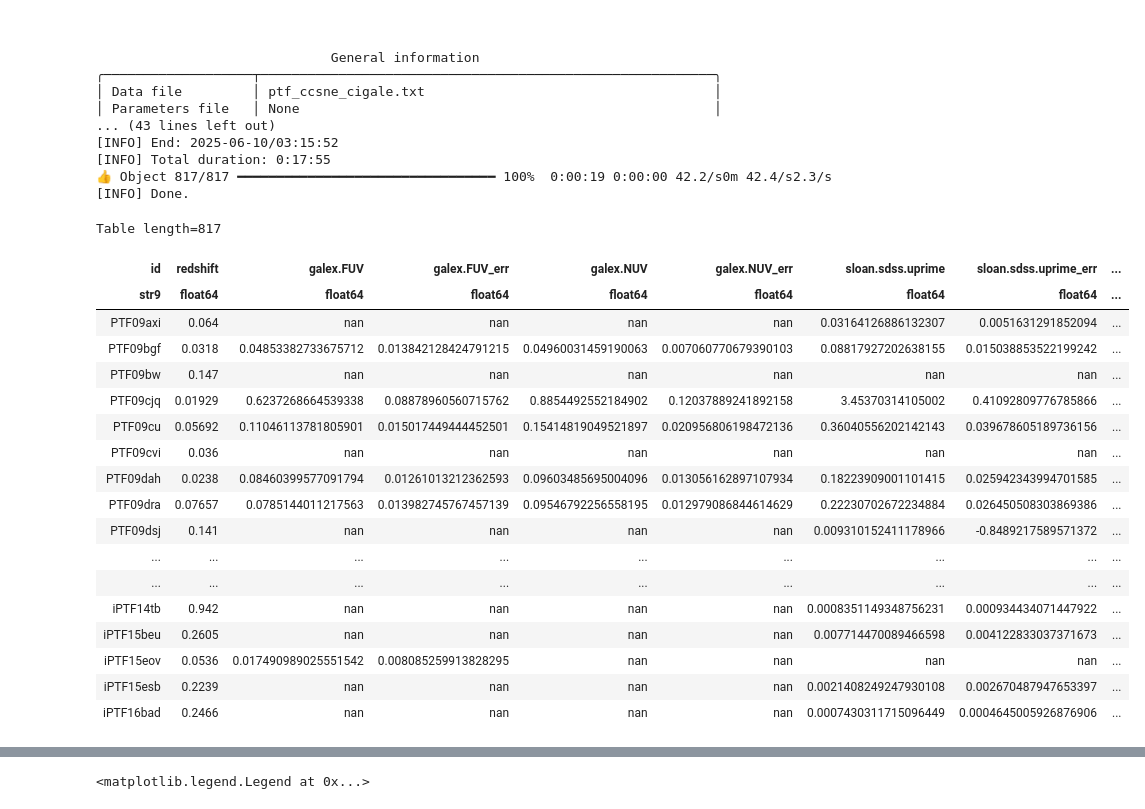
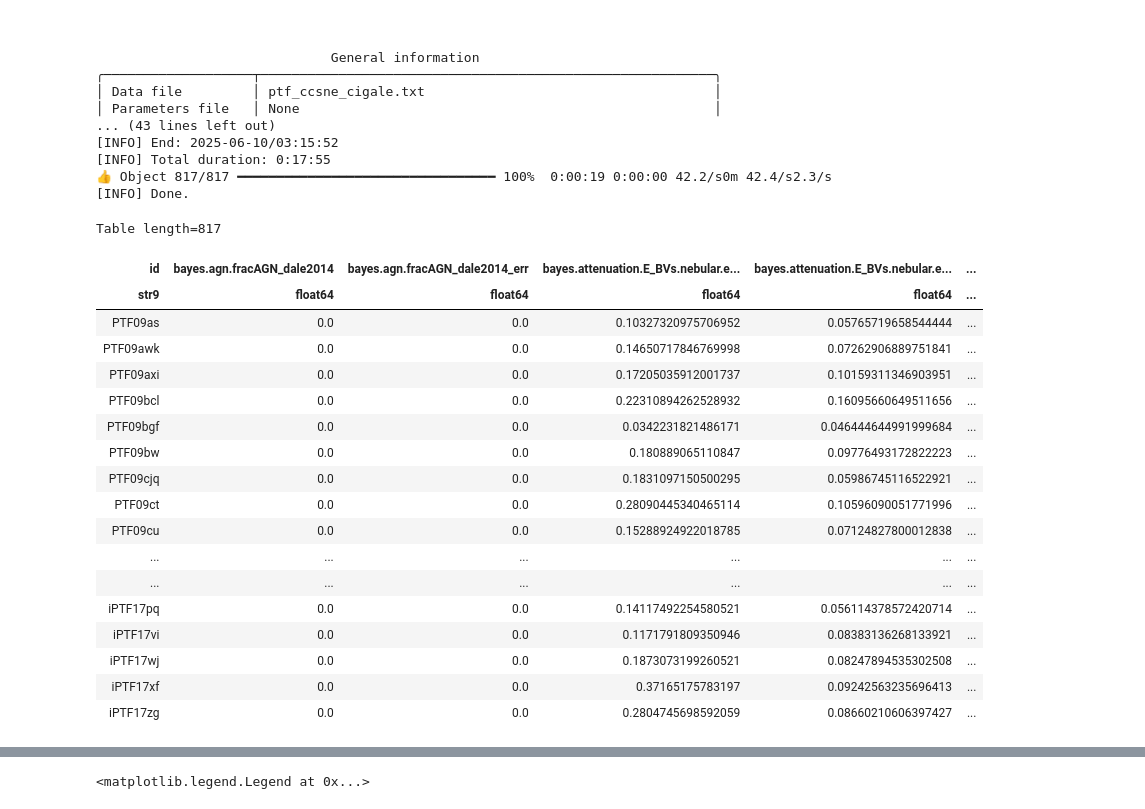
Before and after one commit to aswinsuresh24/sne_hosts, a Jupyter notebook: hosts.ipynb, the cells around one changed output, grey strips where cells are left out. Saved outputs shown, nothing was run; the diff lists cells and outputs as text; code cells hidden in the pictures.

```diff
--- a/hosts.ipynb
+++ b/hosts.ipynb
@@ -337,30 +367,30 @@ run_cigale('pcigale.ini', data_file, 'ptfccsne', plot=True)
 👍 Object 817/817 ━━━━━━━━━━━━━━━━━━━━━━━━━━━━━━━━━ 100%  0:00:19 0:00:00 42.2/s0m 42.4/s2.3/s
 [INFO] Done.
 # %%
-sne_results, sne_obs = create_results_table(['ptfIIsne', 'ptfIbcsne', 'ptfnarrowsne', 'ptfslsne'], '.', type=redshifts, overwrite=True)
+sne_results, sne_obs = create_results_table(['ptfccsne'], '.', type=redshifts, overwrite=True)
 fbot_results, fbot_obs = create_results_table(['ztffbots'], '.', type='FBOT', overwrite=True)
 # %%
-sne_obs
+sne_results
 # %% [output]
 Table length=817
-| id | redshift | galex.FUV | galex.FUV_err | galex.NUV | galex.NUV_err | sloan.sdss.uprime | sloan.sdss.uprime_err | ... |
-| str9 | float64 | float64 | float64 | float64 | float64 | float64 | float64 | ... |
-| PTF09axi | 0.064 | nan | nan | nan | nan | 0.03164126886132307 | 0.0051631291852094 | ... |
-| PTF09bgf | 0.0318 | 0.04853382733675712 | 0.013842128424791215 | 0.04960031459190063 | 0.007060770679390103 | 0.08817927202638155 | 0.015038853522199242 | ... |
-| PTF09bw | 0.147 | nan | nan | nan | nan | nan | nan | ... |
-| PTF09cjq | 0.01929 | 0.6237268664539338 | 0.08878960560715762 | 0.8854492552184902 | 0.12037889241892158 | 3.45370314105002 | 0.41092809776785866 | ... |
-| PTF09cu | 0.05692 | 0.11046113781805901 | 0.015017449444452501 | 0.15414819049521897 | 0.020956806198472136 | 0.36040556202142143 | 0.039678605189736156 | ... |
-| PTF09cvi | 0.036 | nan | nan | nan | nan | nan | nan | ... |
-| PTF09dah | 0.0238 | 0.08460399577091794 | 0.01261013212362593 | 0.09603485695004096 | 0.013056162897107934 | 0.18223909001101415 | 0.025942343994701585 | ... |
-| PTF09dra | 0.07657 | 0.0785144011217563 | 0.013982745767457139 | 0.09546792256558195 | 0.012979086844614629 | 0.22230702672234884 | 0.026450508303869386 | ... |
-| PTF09dsj | 0.141 | nan | nan | nan | nan | 0.009310152411178966 | -0.8489217589571372 | ... |
-| ... | ... | ... | ... | ... | ... | ... | ... | ... |
-| ... | ... | ... | ... | ... | ... | ... | ... | ... |
-| iPTF14tb | 0.942 | nan | nan | nan | nan | 0.0008351149348756231 | 0.000934434071447922 | ... |
-| iPTF15beu | 0.2605 | nan | nan | nan | nan | 0.007714470089466598 | 0.004122833037371673 | ... |
-| iPTF15eov | 0.0536 | 0.017490989025551542 | 0.008085259913828295 | nan | nan | nan | nan | ... |
-| iPTF15esb | 0.2239 | nan | nan | nan | nan | 0.0021408249247930108 | 0.002670487947653397 | ... |
-| iPTF16bad | 0.2466 | nan | nan | nan | nan | 0.0007430311715096449 | 0.0004645005926876906 | ... |
+| id | bayes.agn.fracAGN_dale2014 | bayes.agn.fracAGN_dale2014_err | bayes.attenuation.E_BVs.nebular.e... | bayes.attenuation.E_BVs.nebular.e... | ... |
+| str9 | float64 | float64 | float64 | float64 | ... |
+| PTF09as | 0.0 | 0.0 | 0.10327320975706952 | 0.05765719658544444 | ... |
+| PTF09awk | 0.0 | 0.0 | 0.14650717846769998 | 0.07262906889751841 | ... |
+| PTF09axi | 0.0 | 0.0 | 0.17205035912001737 | 0.10159311346903951 | ... |
+| PTF09bcl | 0.0 | 0.0 | 0.22310894262528932 | 0.16095660649511656 | ... |
+| PTF09bgf | 0.0 | 0.0 | 0.0342231821486171 | 0.046444644991999684 | ... |
+| PTF09bw | 0.0 | 0.0 | 0.180889065110847 | 0.09776493172822223 | ... |
+| PTF09cjq | 0.0 | 0.0 | 0.1831097150500295 | 0.05986745116522921 | ... |
+| PTF09ct | 0.0 | 0.0 | 0.28090445340465114 | 0.10596090051771996 | ... |
+| PTF09cu | 0.0 | 0.0 | 0.15288924922018785 | 0.07124827800012838 | ... |
+| ... | ... | ... | ... | ... | ... |
+| ... | ... | ... | ... | ... | ... |
+| iPTF17pq | 0.0 | 0.0 | 0.14117492254580521 | 0.056114378572420714 | ... |
+| iPTF17vi | 0.0 | 0.0 | 0.1171791809350946 | 0.08383136268133921 | ... |
+| iPTF17wj | 0.0 | 0.0 | 0.1873073199260521 | 0.08247894535302508 | ... |
+| iPTF17xf | 0.0 | 0.0 | 0.37165175783197 | 0.09242563235696413 | ... |
+| iPTF17zg | 0.0 | 0.0 | 0.2804745698592059 | 0.08660210606397427 | ... |
 # %%
 subtypes = np.unique(sne_results['type'])
 sfr_m_colors = np.array(['#e3f2fd', '#bbdefb', '#90caf9', '#64b5f6', '#42a5f5',
```
Also changed, not shown: parts of 8 cells of this notebook, 2 other files.
